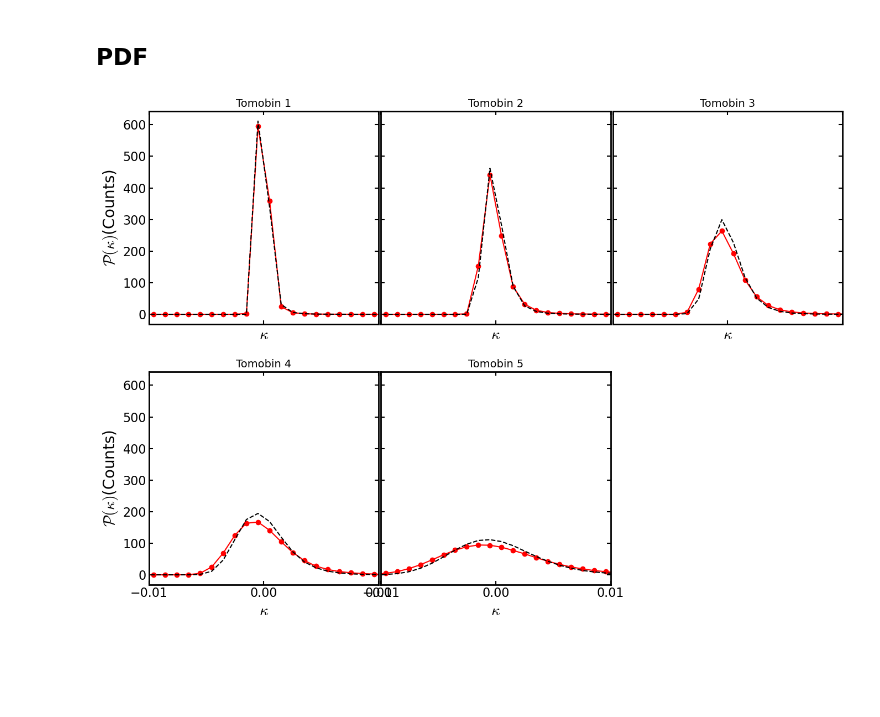
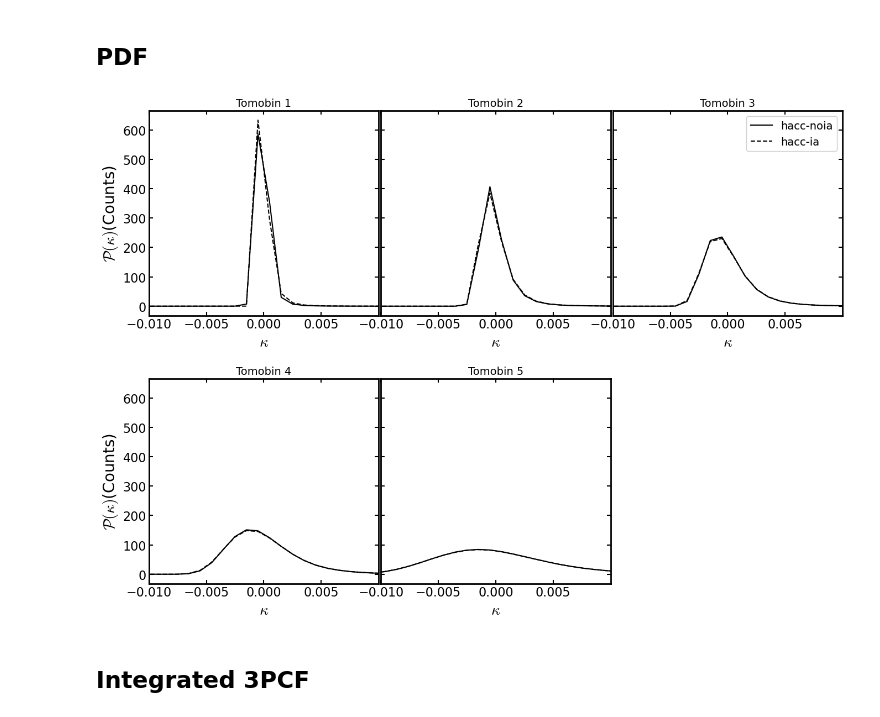
Before and after one commit to LSSTDESC/HOS-Y1-prep, a Jupyter notebook: hoscodes/notebooks/SkySim5000IA_HOS.ipynb, the cells around one changed output. Saved outputs shown, nothing was run; the diff lists cells and outputs as text; code cells hidden in the pictures; blank space fills up the shorter version.

```diff
--- a/hoscodes/notebooks/SkySim5000IA_HOS.ipynb
+++ b/hoscodes/notebooks/SkySim5000IA_HOS.ipynb
@@ -115,6 +92,7 @@ for i in range(1,6):
     ax[i-1,i-1].plot(ell_rb,np.zeros_like(map2_rebinned_mean_noIA[index1]),'k-',lw=2)
     #ax[i-1,i-1].plot(ell_rb,map2_rebinned_mean_NLAp1[index1]/(map2_rebinned_mean_noIA[index1])-1,'r-',lw=2)
     ax[i-1,i-1].errorbar(ell_rb,map2_rebinned_mean_IA[index1]/(map2_rebinned_mean_noIA[index1])-1,yerr=map2_rebinned_std_IA[index1]/(map2_rebinned_mean_noIA[index1]),fmt='r-',lw=2)
+    ax[i-1,i-1].errorbar(ell_rb,map2_rebinned_mean_SC[index1]/(map2_rebinned_mean_noIA[index1])-1,yerr=map2_rebinned_std_SC[index1]/(map2_rebinned_mean_noIA[index1]),fmt='b-',lw=2)
     ax[i-1,i-1].set_ylim(-1.2,1.2)
     ax[i-1,i-1].set_yticks([-1,-0.5,0,0.5,1])
     ax[i-1,i-1].set_xlim(7e1,4e3)
@@ -130,6 +108,7 @@ for i in range(1,6):
         ax[i-1,j-1].plot(ell_rb,np.zeros_like(map2_rebinned_mean_noIA[index2]),'k-',lw=2)
         #ax[i-1,j-1].plot(ell_rb,map2_rebinned_mean_NLAp1[index2]/(map2_rebinned_mean_noIA[index2])-1,'r-',lw=2)
         ax[i-1,j-1].errorbar(ell_rb,map2_rebinned_mean_IA[index2]/(map2_rebinned_mean_noIA[index2])-1,yerr=np.abs(map2_rebinned_std_IA[index2]/(map2_rebinned_mean_noIA[index2])),fmt='r-',lw=2)
+        ax[i-1,j-1].errorbar(ell_rb,map2_rebinned_mean_SC[index2]/(map2_rebinned_mean_noIA[index2])-1,yerr=np.abs(map2_rebinned_std_SC[index2]/(map2_rebinned_mean_noIA[index2])),fmt='b-',lw=2)
         ax[i-1,j-1].set_ylim(-1.2,1.2)
         ax[i-1,j-1].set_yticks([-1,-0.5,0,0.5,1])
         ax[i-1,j-1].set_xlim(7e1,4e3)
@@ -142,5 +121,5 @@ for i in range(1,6):
 ax[0,0].legend([l1,l2],['noIA',r'NLA ${\rm A}_{\rm IA} = +1$'],bbox_to_anchor=(0.5,-0.5))
 plt.tight_layout()
 plt.subplots_adjust(wspace=0.2,hspace=0.2)
-#plt.savefig('/global/homes/j/jatorres/HOS-Y1-prep/hoscodes/imgs/IAinfusion/map2alm_auto_cross_NLAAIAp1_0ellbins_0_5001_rebinned.jpg',bbox_inches='tight')
+#plt.savefig('/global/homes/j/jatorres/plots/map2alm_auto_cross_TATT_0ellbins_0_5001_rebinned.jpg',bbox_inches='tight')
 plt.show()
@@ -200,55 +175,40 @@ s_i = sl[0]
 # %%
+SkySim5000_PDF_clus = []
 SkySim5000_PDF_IA = []
-SkySim5000_peaks_IA = []
-SkySim5000_minima_IA = []
 SkySim5000_PDF_noIA = []
-SkySim5000_peaks_noIA = []
-SkySim5000_minima_noIA = []
 
 for i in range(1,6):
     #print('saving bin (%d,%d)'%(i,i),'index:',int(10 - (5 - p)*(4-p)/2 + p))
-    SkySim5000_PDF_noIA.append(np.loadtxt(dir_results+'noIA/PDF/smoothed_theta%d_kappa_skysim5000_noIA_noisefree_tomo%d_Nmap%d_Counts_kappa_width0.1_200Kappabins.dat'%(s_i,i,i)))
-    #SkySim5000_peaks_noIA.append(np.loadtxt(dir_results+'noIA/peaks/smoothed_theta%d_kappa_skysim5000_noIA_noisefree_tomo%d_Nmap%d_peaks_posRADEC_amp.dat'%(s_i,i,i)))
-    #SkySim5000_minima_noIA.append(np.loadtxt(dir_results+'noIA/minima/smoothed_theta%d_kappa_skysim5000_noIA_noisefree_tomo%d_Nmap%d_minima_posRADEC_amp.dat'%(s_i,i,i)))
-    SkySim5000_PDF_IA.append(np.loadtxt(dir_results+IA_model+'/PDF/smoothed_theta%d_kappa_skysim5000_'%s_i+IA_model+'_'+f0+'_noisefree_tomo%d_Nmap%d_Counts_kappa_width0.1_200Kappabins.dat'%(i,i)))
-    #SkySim5000_PDF_IA.append(np.loadtxt(dir_results+IA_model+'/PDF/smoothed_theta%d_kappa_skysim5000_'%s_i+f0+'_'+IA_model+'_noisefree_tomo%d_Nmap%d_Counts_kappa_width0.1_200Kappabins.dat'%(i,i)))
-    #SkySim5000_peaks_IA.append(np.loadtxt(dir_results+IA_model+'/peaks/smoothed_theta%d_kappa_skysim5000_NLA_AIAp1_noisefree_tomo%d_Nmap%d_peaks_posRADEC_amp.dat'%(s_i,i,i)))
-    #SkySim5000_minima_IA.append(np.loadtxt(dir_results+IA_model+'/minima/smoothed_theta%d_kappa_skysim5000_NLA_AIAp1_noisefree_tomo%d_Nmap%d_minima_posRADEC_amp.dat'%(s_i,i,i)))
+    SkySim5000_PDF_noIA.append(np.loadtxt(dir_results+'noIA/PDF/smoothed_theta1_kappa_skysim5000_noIA_noisefree_tomo%d_Nmap%d_Counts_kappa_width0.1_200Kappabins.dat'%(i,i)))
+    SkySim5000_PDF_IA.append(np.loadtxt(dir_results+IA_model+'/PDF/smoothed_theta1_kappa_skysim5000_'+IA_model+'_'+f0+'_noisefree_tomo%d_Nmap%d_Counts_kappa_width0.1_200Kappabins.dat'%(i,i)))
 # %%
 ax_d = {'0':(0,0),'1':(0,1),'2':(0,2),'3':(1,0),'4':(1,1)}
 
-f,ax = plt.subplots(2,3,figsize=(14,10),sharex=True,sharey=True)
+f,ax = plt.subplots(2,3,figsize=(14,10),sharex=False,sharey=True)
 
 ax[ax_d['0']].set_ylabel(r'$\mathcal{P}(\kappa)$(Counts)')
 ax[ax_d['3']].set_ylabel(r'$\mathcal{P}(\kappa)$(Counts)')
 
 for i in range(5):
-    #counts_peaks,bins=np.histogram(SkySim5000_peaks_IA[i],density=False,bins=bins)
-    #counts_minima,bins=np.histogram(SkySim5000_minima_IA[i],density=False,bins=bins)
 
-    #counts_peaks_noIA,bins=np.histogram(SkySim5000_peaks_noIA[i],density=False,bins=bins)
-    #counts_minima_noIA,bins=np.histogram(SkySim5000_minima_noIA[i],density=False,bins=bins)
+    l0, = ax[ax_d['%d'%i]].plot(binmids_kappacounts,SkySim5000_PDF_IA[i],color='k',ls='-')
+    l1, = ax[ax_d['%d'%i]].plot(binmids_kappacounts,SkySim5000_PDF_noIA[i],color='k',ls='--')
 
-#    l1, = ax[ax_d['%d'%i]].plot(binmids_kappacounts,SkySim5000_PDF_NLA_AIAp1[i],color='indigo',marker='o',ls='-')
-#    l2, = ax[ax_d['%d'%i]].plot(binmids_kappacounts,counts_peaks,color='red',marker='o',ls='--')
-#    l3, = ax[ax_d['%d'%i]].plot(binmids_kappacounts,counts_minima,color='red',marker='o',ls=':')
-    m1, = ax[ax_d['%d'%i]].plot(binmids_kappacounts,SkySim5000_PDF_IA[i],color='red',marker='o',ls='-')
-    ax[ax_d['%d'%i]].plot(binmids_kappacounts,SkySim5000_PDF_noIA[i],color='k',ls='--')
-#    m2, = ax[ax_d['%d'%i]].plot(binmids_kappacounts,counts_peaks_noIA,color='black',marker='o',ls='--')
-#    m3, = ax[ax_d['%d'%i]].plot(binmids_kappacounts,counts_minima_noIA,color='black',marker='o',ls=':')
-    #
-    ax[ax_d['%d'%i]].set_xticks([-0.02,-0.01,0.0,0.01,0.02])
+    ax[ax_d['%d'%i]].set_xticks([-0.01,-0.005,0.0,0.005])
     ax[ax_d['%d'%i]].set_title('Tomobin %d'%(i+1),fontsize=14)
-    ax[ax_d['%d'%i]].set_xlim(-0.03,0.03)
+    ax[ax_d['%d'%i]].set_xlim(-0.01,0.01)
+    #ax[ax_d['%d'%i]].set_ylim(0,120)
     ax[ax_d['%d'%i]].set_xlabel(r'$\kappa$')
 #a1 = ax[1,1].legend([l1,l2,l3,l4],['Theory',r'$N_{\rm shells} = 19$',r'$N_{\rm shells} = 50$',r'$N_{\rm shells} = 106$'],loc=1,bbox_to_anchor=(1.7,1.0))
 f.delaxes(ax[1,2])
+c1 = ax[ax_d['2']].legend([l0,l1],['hacc-noia','hacc-ia'],loc=1)
+ax[ax_d['2']].add_artist(c1)
 #ax[0,0].set_yscale('log')
 #ax[0,0].set_ylim(-1,1)
 ax[0,0].set_xlim(-0.01,0.01)
 plt.tight_layout()
 plt.subplots_adjust(wspace=0.01)
-#plt.savefig('imgs/DESC_meeting/PDF_Nshells_19_50_106.pdf',bbox_inches='tight')
+#plt.savefig('/global/homes/j/jatorres/plots/pdf_comparison_hacc-ia_skysim_e1flip.jpg',bbox_inches='tight')
 plt.show()
 # %% [output]
-[figure, old version]
+[figure, new version]
@@ -254,0 +266,2 @@ plt.show()
+# %% [markdown]
+## Integrated 3PCF
```
Also changed, not shown: parts of 15 cells of this notebook, 33 other files.
